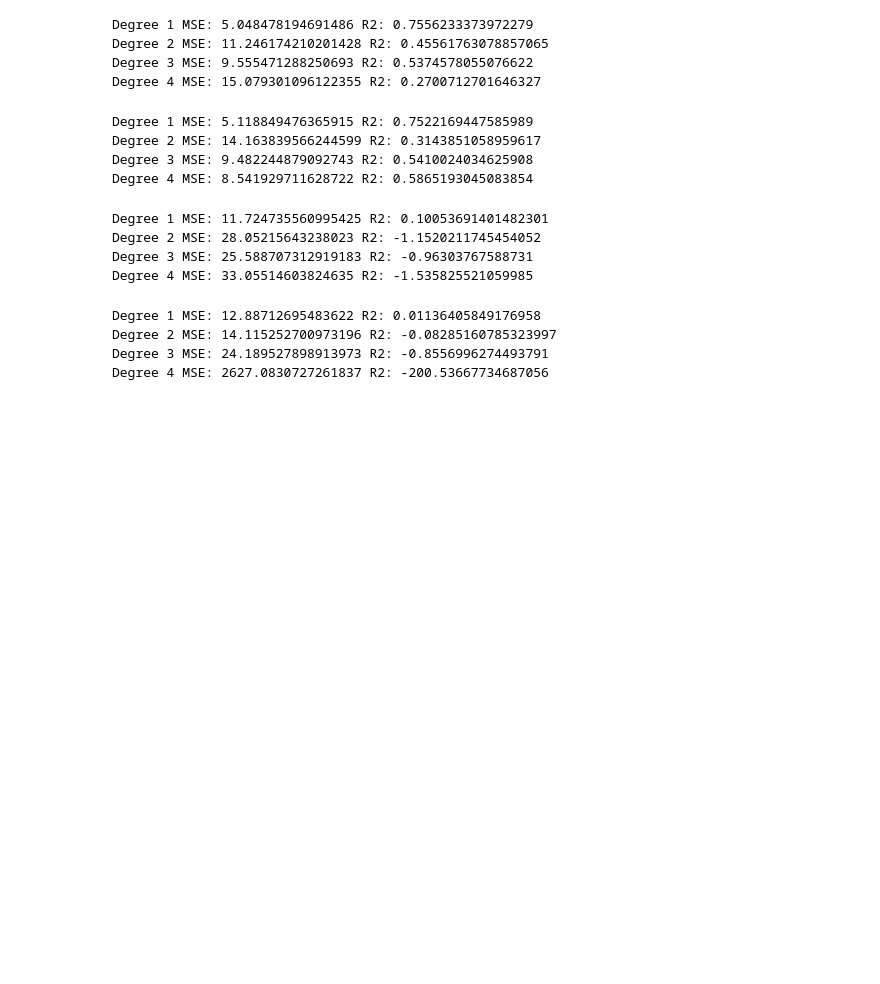
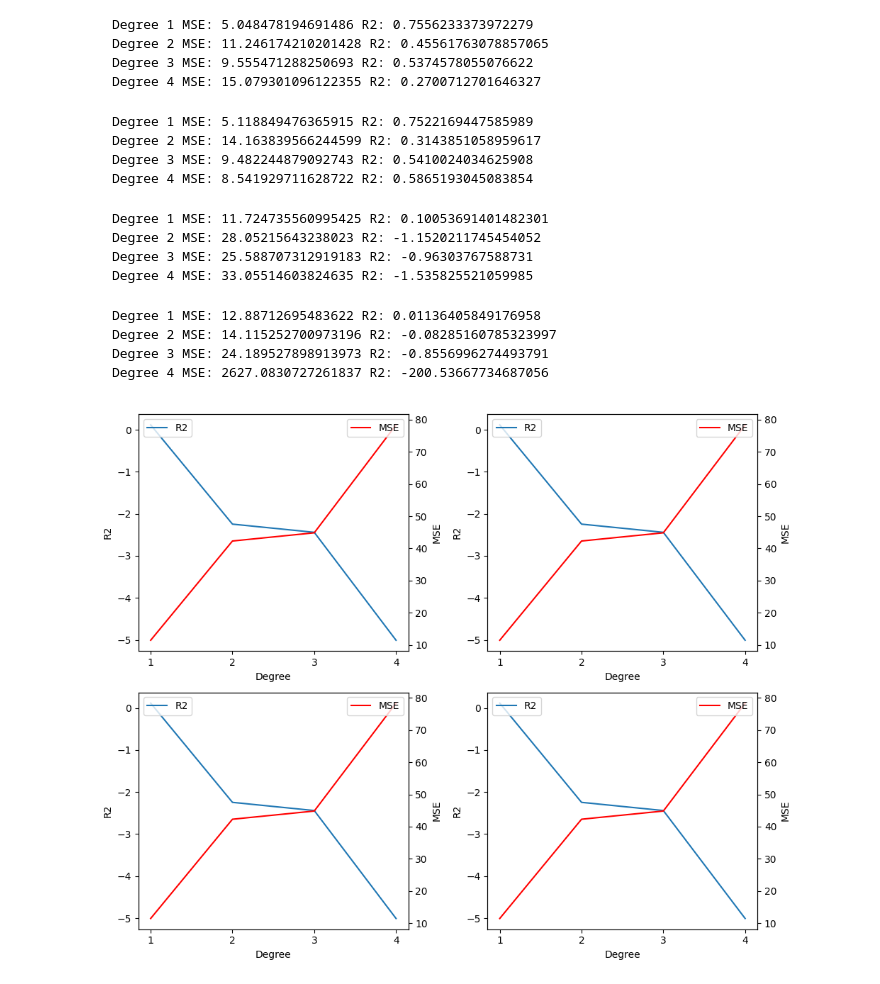
Before and after one commit to Nate-Kim/Grade-Prediction, a Jupyter notebook: results.ipynb, the cells around one changed output. Drawn from its saved outputs; the diff is of its cells as text; code cells hidden in the pictures; blank space fills up the shorter version.

````diff
--- a/results.ipynb
+++ b/results.ipynb
@@ -55,6 +55,15 @@ Best params: {'max_depth': 20, 'max_features': 0.7, 'min_samples_leaf': 4, 'min_
 Test MSE: 13.2830
 R^2 Score: -0.0190
 ```
+# %%
+import matplotlib.pyplot as plt
+import numpy as np
+
+fig, ax1 = plt.subplots()
+ax2 = ax1.twinx()
+
+y1 = [0.1379, 0.1313, 0.8620, 0.8591]
+y2 = [11.2374, 11.3244, 2.8505, 2.9108]
 # %% [markdown]
 MLP
 3 cv, r2 scoring
@@ -135,3 +145,49 @@ Degree 2 MSE: 14.115252700973196 R2: -0.08285160785323997
 Degree 3 MSE: 24.189527898913973 R2: -0.8556996274493791
 Degree 4 MSE: 2627.0830727261837 R2: -200.53667734687056
 ```
+# %%
+import matplotlib.pyplot as plt
+
+x = [1,2,3,4]
+y11 = [0.1161, -2.2453, -2.4403, -5.0084]
+y12 = [11.5215, 42.3031, 44.8452, 78.3205]
+
+y21 = [0.7556, 0.4556, 0.5375, -5.0084]
+y22 = [11.5215, 42.3031, 44.8452, 78.3205]
+
+y31 = [0.1161, -2.2453, -2.4403, -5.0084]
+y32 = [11.5215, 42.3031, 44.8452, 78.3205]
+
+y41 = [0.1161, -2.2453, -2.4403, -5.0084]
+y42 = [11.5215, 42.3031, 44.8452, 78.3205]
+
+# Create a 2x2 grid of subplots
+fig, axes = plt.subplots(2, 2, figsize=(10, 8))
+
+# Iterate through the axes and plot on each side
+for i, ax_row in enumerate(axes):
+    for j, ax in enumerate(ax_row):
+        ax.set_xlabel('Degree')
+        ax.set_xticks(x)
+        ax.set_xticklabels(x)
+
+        ax.plot(x, y1, label='R2')
+        ax.legend(loc='upper left')
+
+        ax.set_ylabel('R2')
+
+        # Plot on the right side of each subplot
+        ax2 = ax.twinx()
+        ax2.plot(x, y2, color='red', label='MSE')
+        ax2.set_ylabel('MSE')
+        ax2.legend(loc='upper right')
+
+
+
+# Adjust spacing between subplots
+plt.tight_layout()
+
+# Show the plot
+plt.show()
+# %% [output]
+[figure, added]
````
Also changed, not shown: parts of 1 cell of this notebook, 5 other files.
